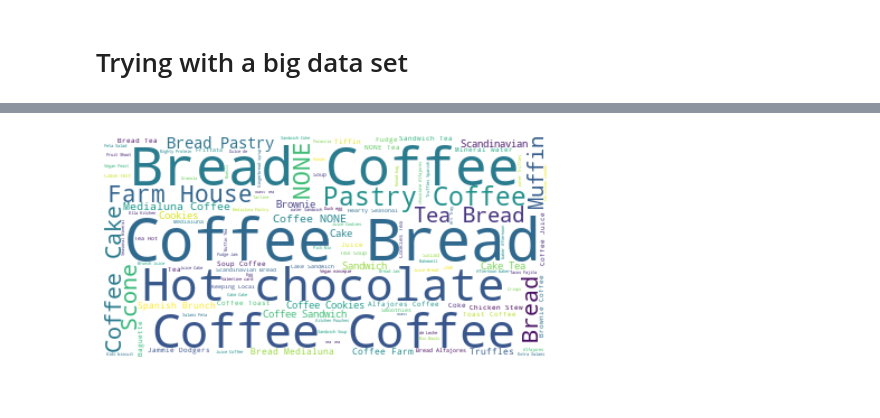
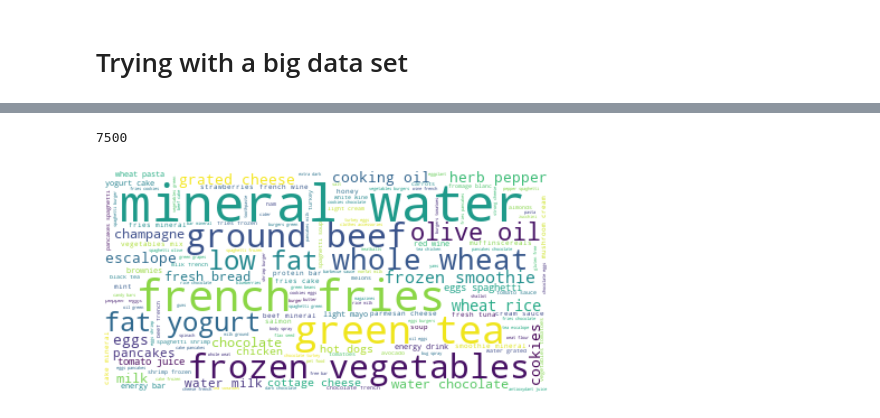
Before and after one commit to OUCHAOUA/Apriori-algorithm, a Jupyter notebook: Apriori_algorithm.ipynb, the cells around one changed output, grey strips where cells are left out. Saved outputs shown, nothing was run; the diff lists cells and outputs as text; code cells hidden in the pictures.

```diff
--- a/Apriori_algorithm.ipynb
+++ b/Apriori_algorithm.ipynb
@@ -112,7 +112,7 @@ from google.colab import files
 data_to_load = files.upload()
 
 import io
-data = pd.read_csv("BreadBasket_DMS.csv")
+data = pd.read_csv("Market_Basket_Optimisation.csv", header = None)
 data
 # %% [output]
 [interactive output not drawn]
@@ -135,15 +133,31 @@ lst = list([set(data[data['Transaction']==item]['Item']) for item in data['Trans
+# %%
+data.shape[0]
+# %% [output]
+7500
+# %%
+import numpy as np
+trans = np.empty([data.shape[0], data.shape[1]], dtype=object)
+for i in range(0, trans.shape[0]):
+  for j in range(0, trans.shape[1]):
+    if data.values[i,j] != np.nan  :
+      trans[i,j] = str(data.values[i,j])
+lst = []
+for i in range(0, trans.shape[0]):
+  lst_1 = list(set(trans[i]))
+  if 'nan'in lst_1: lst_1.remove('nan')
+  lst.append(lst_1)
 # %%
 words = ''
 
-wordcloud = WordCloud(background_color="white").generate(word_cloud(lst))
+wordcloud = WordCloud(background_color="white").generate(word_cloud((lst)))
 
 # Display the generated image:
 plt.figure(figsize = (8, 8), facecolor = None)
 plt.imshow(wordcloud, interpolation='bilinear')
 plt.axis("off")
 plt.show()
 # %% [output]
-[figure, old version]
+[figure, new version]
 # %%
 te=TransactionEncoder()
 te_data=te.fit(lst).transform(lst)
```
Also changed, not shown: parts of 7 cells of this notebook.
